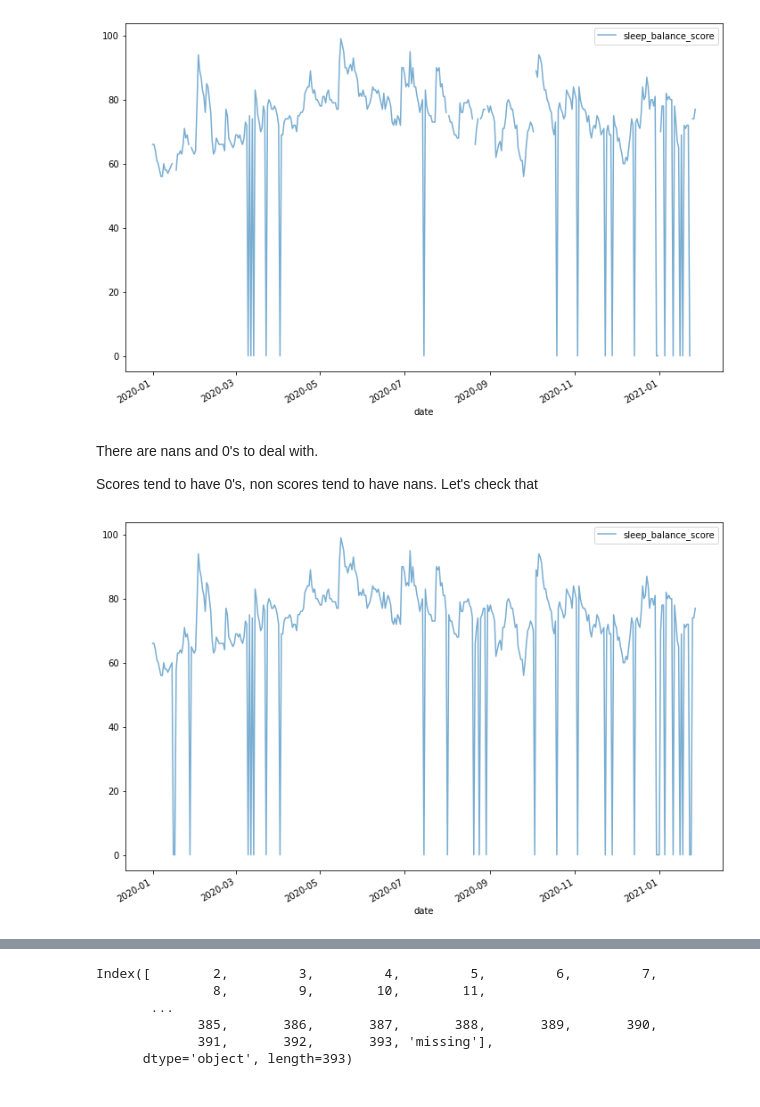
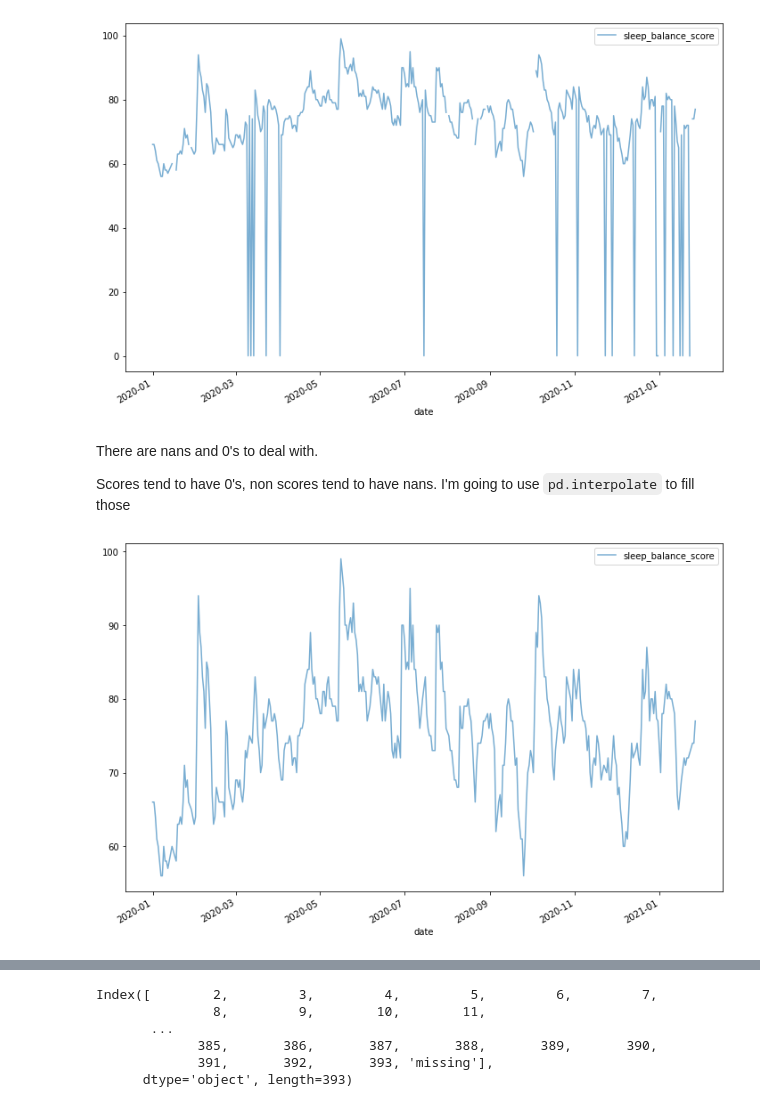
Before and after one commit to jthk1618/coffee-hypothesis, a Jupyter notebook: oura_data_analysis.ipynb, the cells around one changed output, grey strips where cells are left out. Cells and saved outputs as stored; diff of their text form; code cells hidden in the pictures.

Commit message:
utc times, corrected nans, arima

```diff
--- a/oura_data_analysis.ipynb
+++ b/oura_data_analysis.ipynb
@@ -171,11 +173,20 @@ Now to import Oura data
 # %%
 oura_import = pd.read_csv("data/oura.csv")
 
-# --- Convert datetimes to datetime
+# --- Convert datetimes to UTC
 
 oura_import.date = pd.to_datetime(oura_import.date, format="%Y/%m/%d")
-oura_import['Bedtime Start'] = pd.to_datetime(oura_import['Bedtime Start'], format="%Y-%m-%dT%H:%M:%S%z")
-oura_import['Bedtime End'] = pd.to_datetime(oura_import['Bedtime End'], format="%Y-%m-%dT%H:%M:%S%z")
+
+def fix_time(x):
+    if type(x) != str:
+        return pd.NaT
+    return dt.datetime.strptime(x, "%Y-%m-%dT%H:%M:%S%z").strftime("%s")
+
+new_bedtime = list(map(fix_time, oura_import['Bedtime Start'].values))
+oura_import['Bedtime Start'] = pd.Series(new_bedtime)
+
+new_bedtime_end = list(map(fix_time, oura_import['Bedtime End'].values))
+oura_import['Bedtime End'] = pd.Series(new_bedtime_end)
 
 display(oura_import.head())
 print("Date range: ", min(oura_import.date), max(oura_import.date))
@@ -234,6 +253,7 @@ oura.iloc[364:366]
 why
 # %%
 oura = oura.drop('sleep_timing.1', axis=1)
+oura = oura.rename(columns={"temperature_deviation_(°c)": "temperature_deviation_celcius"})
 oura.columns
 # %% [output]
 Index(['date', 'sleep_score', 'total_sleep_score', 'rem_sleep_score',
@@ -293,15 +290,22 @@ oura.plot(x='date', y=y, ax=ax, alpha=0.6);
 # %% [markdown]
 There are nans and 0's to deal with.
 
-Scores tend to have 0's, non scores tend to have nans. Let's check that
+Scores tend to have 0's, non scores tend to have nans. I'm going to use `pd.interpolate` to fill those
 # %%
-oura = oura.fillna(0)
+# oura = oura.fillna(0)
+check = oura.copy()
+check = check.replace(0, np.nan)
+
+check.interpolate(method="linear", axis=0, inplace=True)
 
 _, ax = plt.subplots(1, figsize=(12, 8))
 y = "sleep_balance_score"
-oura.plot(x='date', y=y, ax=ax, alpha=0.6);
+check.plot(x='date', y=y, ax=ax, alpha=0.6);
+
+
+next, check that this worked for all the plots
 # %% [output]
-[figure, old version]
+[figure, new version]
 # %%
 # --- Correlation
 
```
Also changed, not shown: parts of 13 cells of this notebook, 2 other files.
